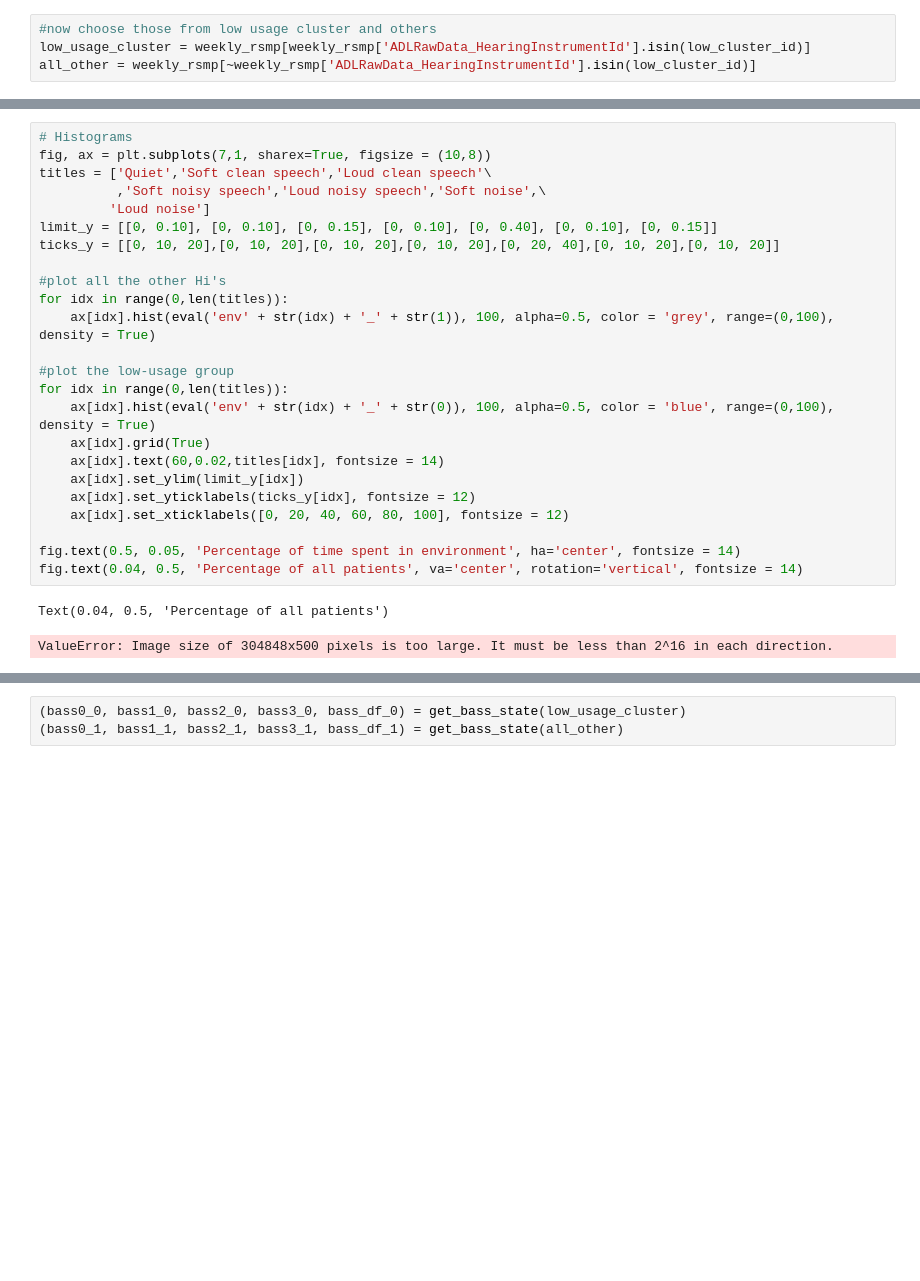
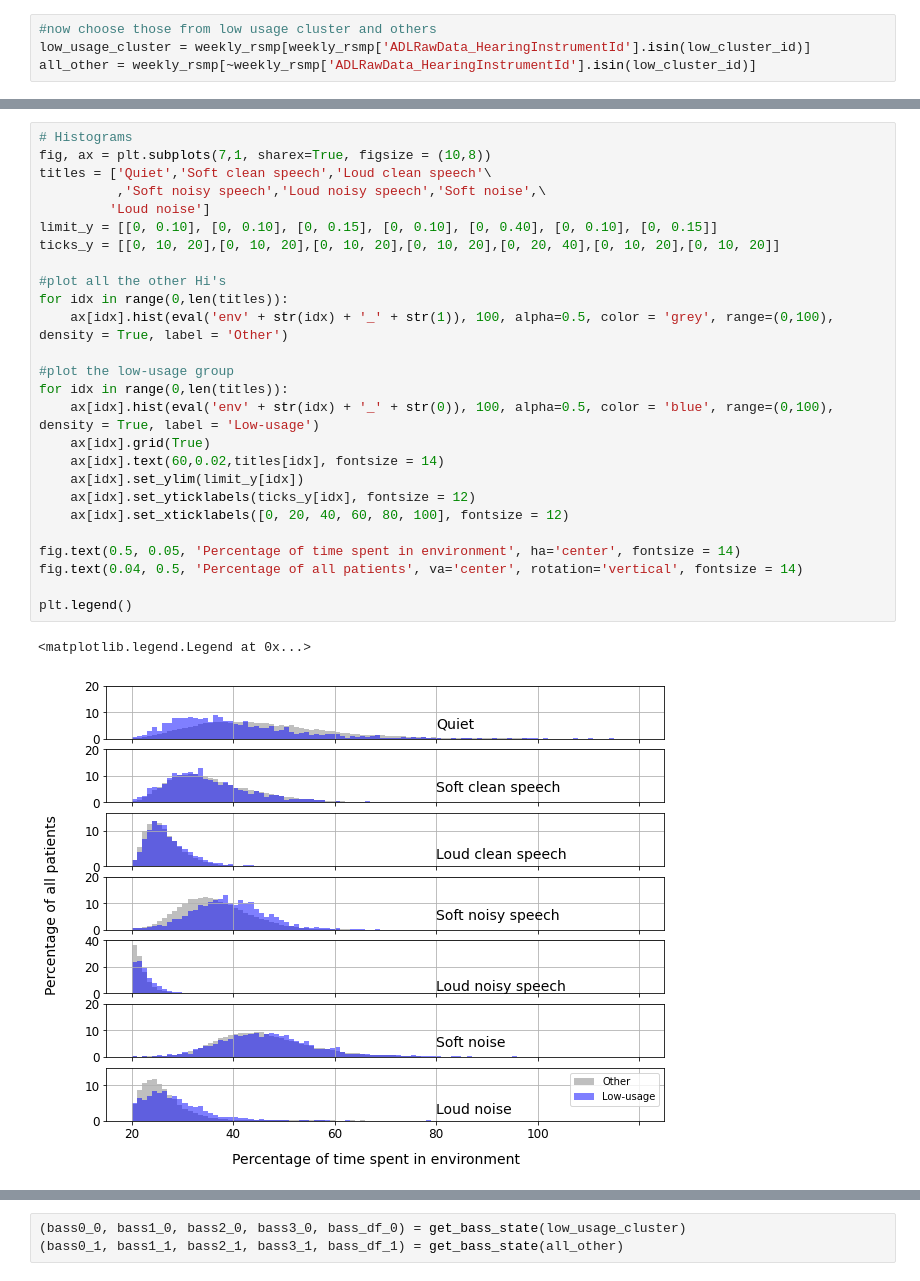
Before and after one commit to tobiaspiechowiak/HA-data-logging, a Jupyter notebook: SoundEnvironment_InputLevel.ipynb, the cells around one changed output, grey strips where cells are left out. Drawn from its saved outputs; the diff is of its cells as text; blank space fills up the shorter version.

```diff
--- a/SoundEnvironment_InputLevel.ipynb
+++ b/SoundEnvironment_InputLevel.ipynb
@@ -181,27 +197,29 @@ HI =  0
 # %%
 # Histograms
 fig, ax = plt.subplots(7,1, sharex=True, figsize = (10,8))
 titles = ['Quiet','Soft clean speech','Loud clean speech'\
           ,'Soft noisy speech','Loud noisy speech','Soft noise',\
          'Loud noise']
 limit_y = [[0, 0.10], [0, 0.10], [0, 0.15], [0, 0.10], [0, 0.40], [0, 0.10], [0, 0.15]]
 ticks_y = [[0, 10, 20],[0, 10, 20],[0, 10, 20],[0, 10, 20],[0, 20, 40],[0, 10, 20],[0, 10, 20]]
 
 #plot all the other Hi's
 for idx in range(0,len(titles)):
-    ax[idx].hist(eval('env' + str(idx) + '_' + str(1)), 100, alpha=0.5, color = 'grey', range=(0,100), density = True)
+    ax[idx].hist(eval('env' + str(idx) + '_' + str(1)), 100, alpha=0.5, color = 'grey', range=(0,100), density = True, label = 'Other')
 
 #plot the low-usage group
 for idx in range(0,len(titles)):
-    ax[idx].hist(eval('env' + str(idx) + '_' + str(0)), 100, alpha=0.5, color = 'blue', range=(0,100), density = True)
+    ax[idx].hist(eval('env' + str(idx) + '_' + str(0)), 100, alpha=0.5, color = 'blue', range=(0,100), density = True, label = 'Low-usage')
     ax[idx].grid(True)
     ax[idx].text(60,0.02,titles[idx], fontsize = 14)
     ax[idx].set_ylim(limit_y[idx])
     ax[idx].set_yticklabels(ticks_y[idx], fontsize = 12)
     ax[idx].set_xticklabels([0, 20, 40, 60, 80, 100], fontsize = 12)
 
 fig.text(0.5, 0.05, 'Percentage of time spent in environment', ha='center', fontsize = 14)
 fig.text(0.04, 0.5, 'Percentage of all patients', va='center', rotation='vertical', fontsize = 14)
+
+plt.legend()
 # %% [output]
-Text(0.04, 0.5, 'Percentage of all patients')
+<matplotlib.legend.Legend at 0x...>
-ValueError: Image size of 304848x500 pixels is too large. It must be less than 2^16 in each direction.
+[figure, added]
```
Also changed, not shown: parts of 11 cells of this notebook, 2 other files.
